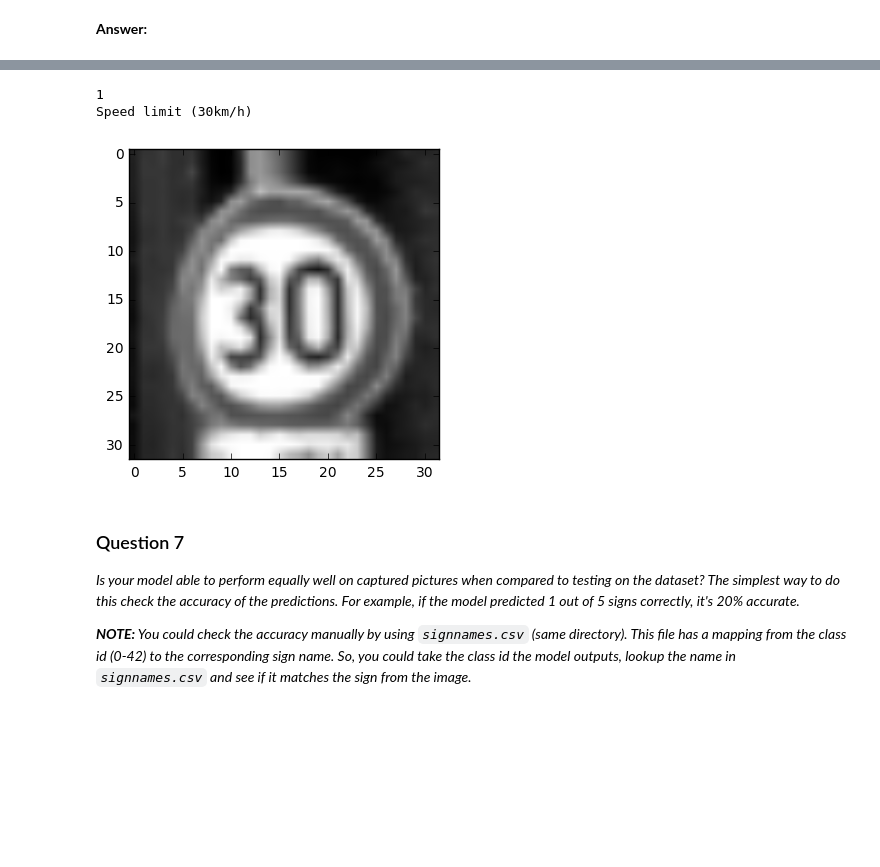
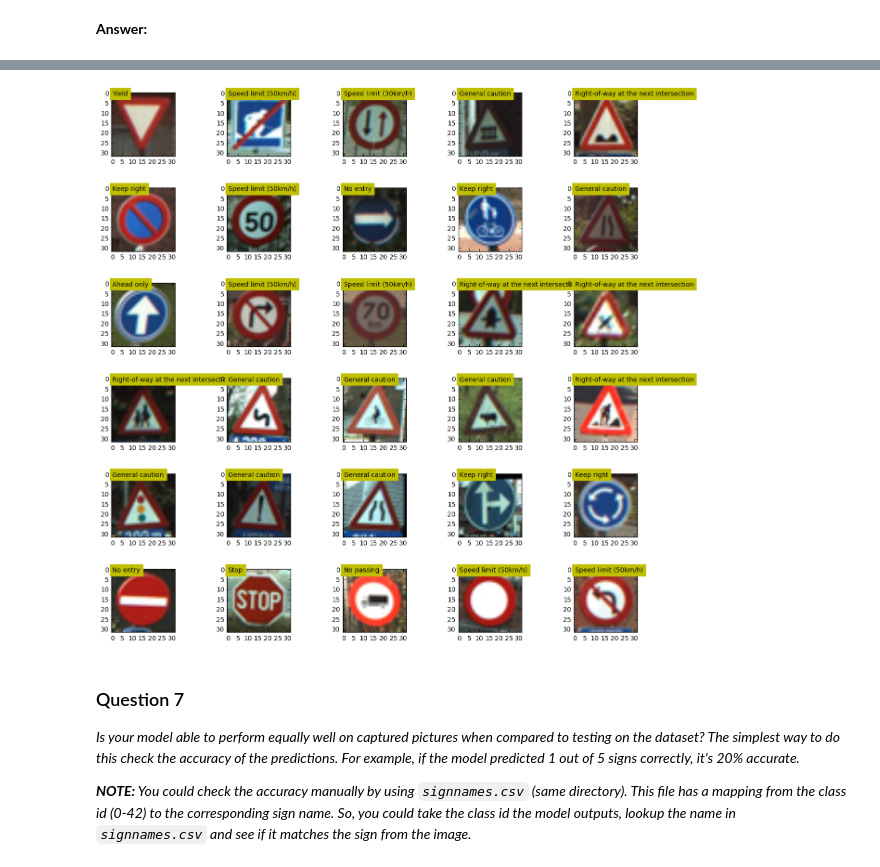
Before and after one commit to sarchak/self_driving_car, a Jupyter notebook: CarND-Traffic-Signs/Traffic_Signs_Recognition.ipynb, the cells around one changed output, grey strips where cells are left out. Saved outputs shown, nothing was run; the diff lists cells and outputs as text; code cells hidden in the pictures; blank space fills up the shorter version.

```diff
--- a/CarND-Traffic-Signs/Traffic_Signs_Recognition.ipynb
+++ b/CarND-Traffic-Signs/Traffic_Signs_Recognition.ipynb
@@ -457,29 +598,25 @@ X_test=X_test/255
-# %%
-import matplotlib.image as mpimg
-from scipy.misc import imresize
-
-test_images = []
-test_data = []
-for i in range(1,11):
-    image = mpimg.imread("test_traffic_signs/test"+str(i)+".png")
-    image = cv2.resize(image, (32,32))
-    image = image[:,:,:3]
-    test_images.append(np.array(image))
-test_data = np.array(test_images)
-test_data = rgb2gray(test_data).reshape(-1, 32, 32, 1)
-test_data = test_data/255
-#plt.imshow(test_data[0].reshape(32,32), cmap='gray')
-#plt.imshow(test_data[0], cmap='gray')
-
-idx = 1
-print(y_test[idx])
-print(signName(y_test[idx]))
-plt.imshow(X_test[idx].reshape(32,32), cmap='gray')
-plt.show()
-# %% [output]
-1
-Speed limit (30km/h)
-[figure, removed]
+# %%
+res = sess.run(logits, feed_dict={x: test_data, keep_prob: 1.0})
+predicts = sess.run(tf.nn.top_k(res, k=5, sorted=True))
+plt.figure(figsize=(15, 15))
+gs3 = gridspec.GridSpec(6, 5)
+for i in range(0,30):
+    ax1 = plt.subplot(gs3[i])
+    plt.subplot(6,5,i+1)
+    probs = sess.run(tf.nn.softmax(predicts[0][i]))
+    plt.imshow(test_images[i])
+    plt.text(0,1,str(signName(predicts[1][i][0])),color='k',backgroundcolor='y')
+
+
+plt.subplots_adjust(wspace=0.5, hspace=0.5)
+plt.show()
+# image_show = 30
+# fig, ax = plt.subplots(1,image_show,figsize=(16,2))
+# for k in range(0, image_show):
+#     ax[k].imshow(test_images[test_ids[k]])
+#     ax[k].set_title(str(signName(predicts[1][i][0])))
+# %% [output]
+[figure, added]
 # %% [markdown]
 ### Question 7
 
```
Also changed, not shown: parts of 33 cells of this notebook, 2 other files.
